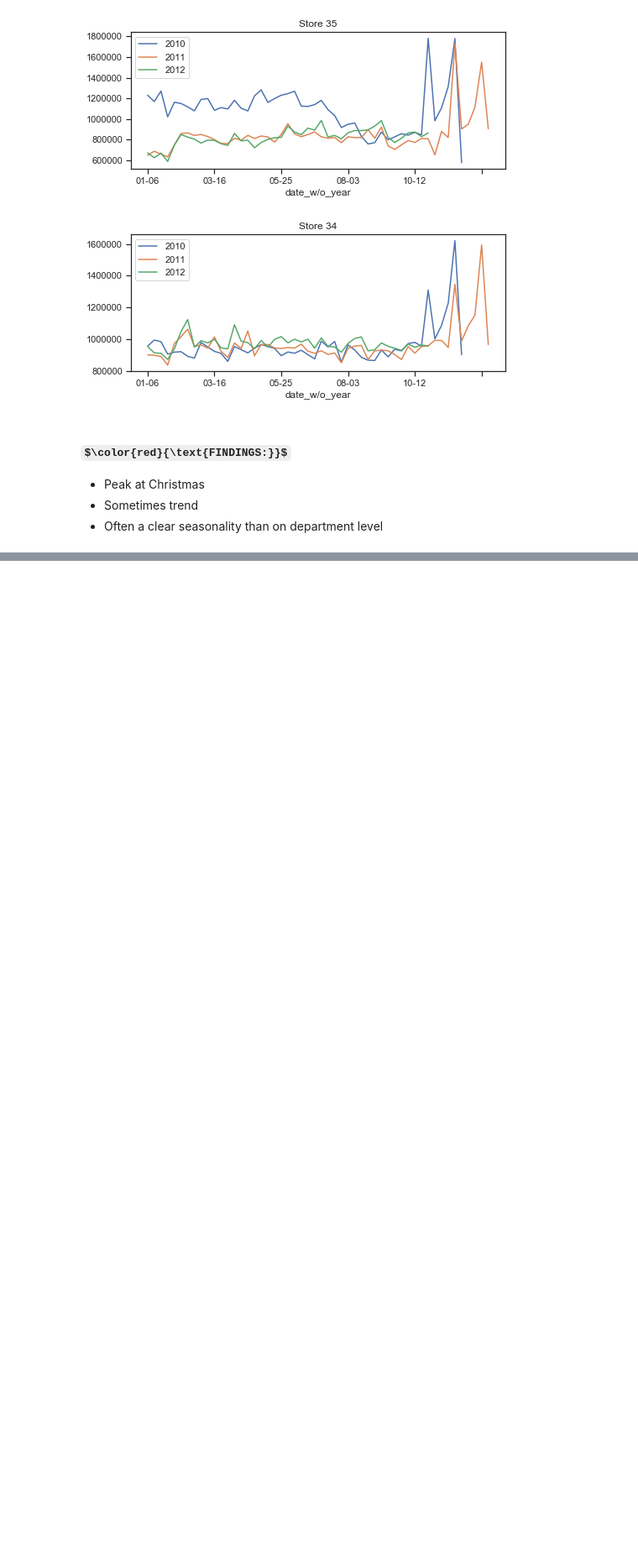
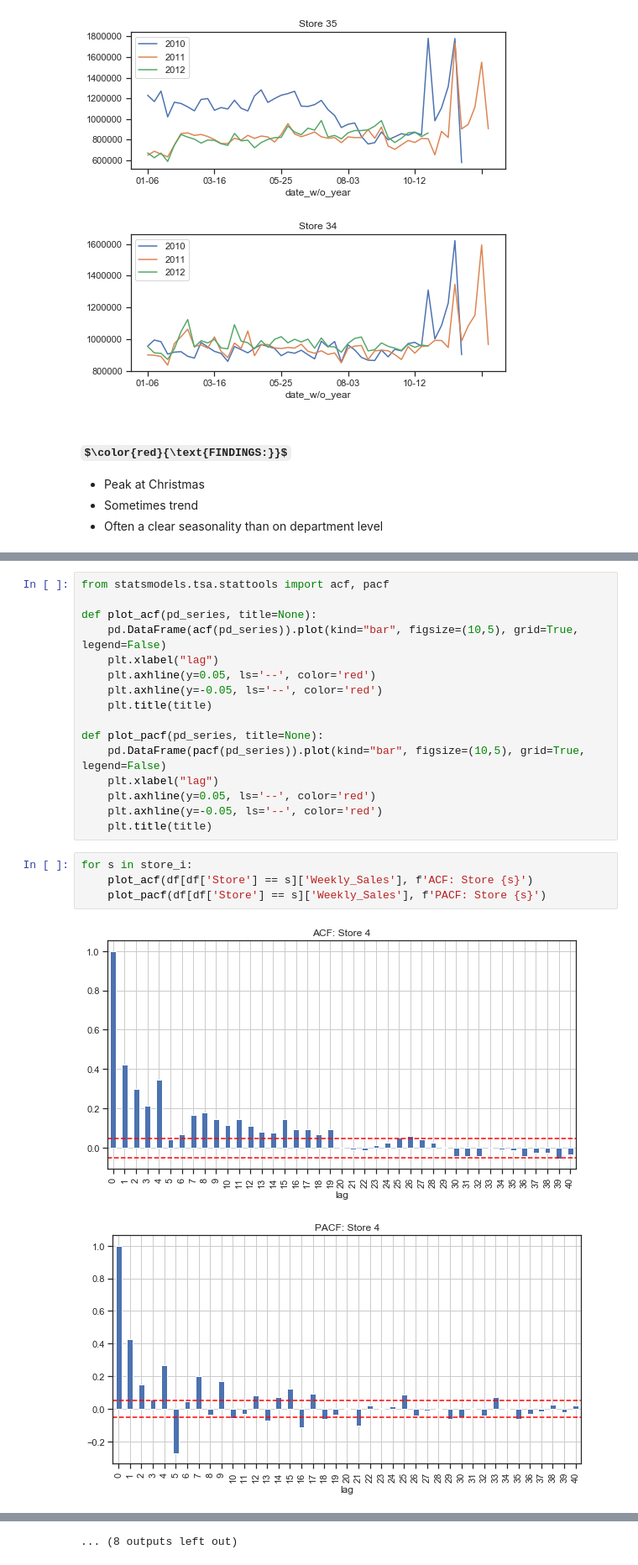
Before and after one commit to dominicdoerig/predicting-sales-data, a Jupyter notebook: warm-up/01_DataExploration.ipynb, the cells around one changed output, grey strips where cells are left out. Shown at 84% size. Drawn from its saved outputs; the diff is of its cells as text; some formulas as TeX source; blank space fills up the shorter version.

Commit message:
ACF & PACF added

```diff
--- a/warm-up/01_DataExploration.ipynb
+++ b/warm-up/01_DataExploration.ipynb
@@ -431,0 +434,23 @@ for s in store_i:
+# %%
+from statsmodels.tsa.stattools import acf, pacf
+
+def plot_acf(pd_series, title=None):
+    pd.DataFrame(acf(pd_series)).plot(kind="bar", figsize=(10,5), grid=True, legend=False)
+    plt.xlabel("lag")
+    plt.axhline(y=0.05, ls='--', color='red')
+    plt.axhline(y=-0.05, ls='--', color='red')
+    plt.title(title)
+
+def plot_pacf(pd_series, title=None):
+    pd.DataFrame(pacf(pd_series)).plot(kind="bar", figsize=(10,5), grid=True, legend=False)
+    plt.xlabel("lag")
+    plt.axhline(y=0.05, ls='--', color='red')
+    plt.axhline(y=-0.05, ls='--', color='red')
+    plt.title(title)
+# %%
+for s in store_i:
+    plot_acf(df[df['Store'] == s]['Weekly_Sales'], f'ACF: Store {s}')
+    plot_pacf(df[df['Store'] == s]['Weekly_Sales'], f'PACF: Store {s}')
+# %% [output]
+[figure, added]
+[figure, added]
@@ -431,0 +467 @@ for s in store_i:
+... (8 outputs left out)
```
Also changed, not shown: parts of 2 cells of this notebook.
